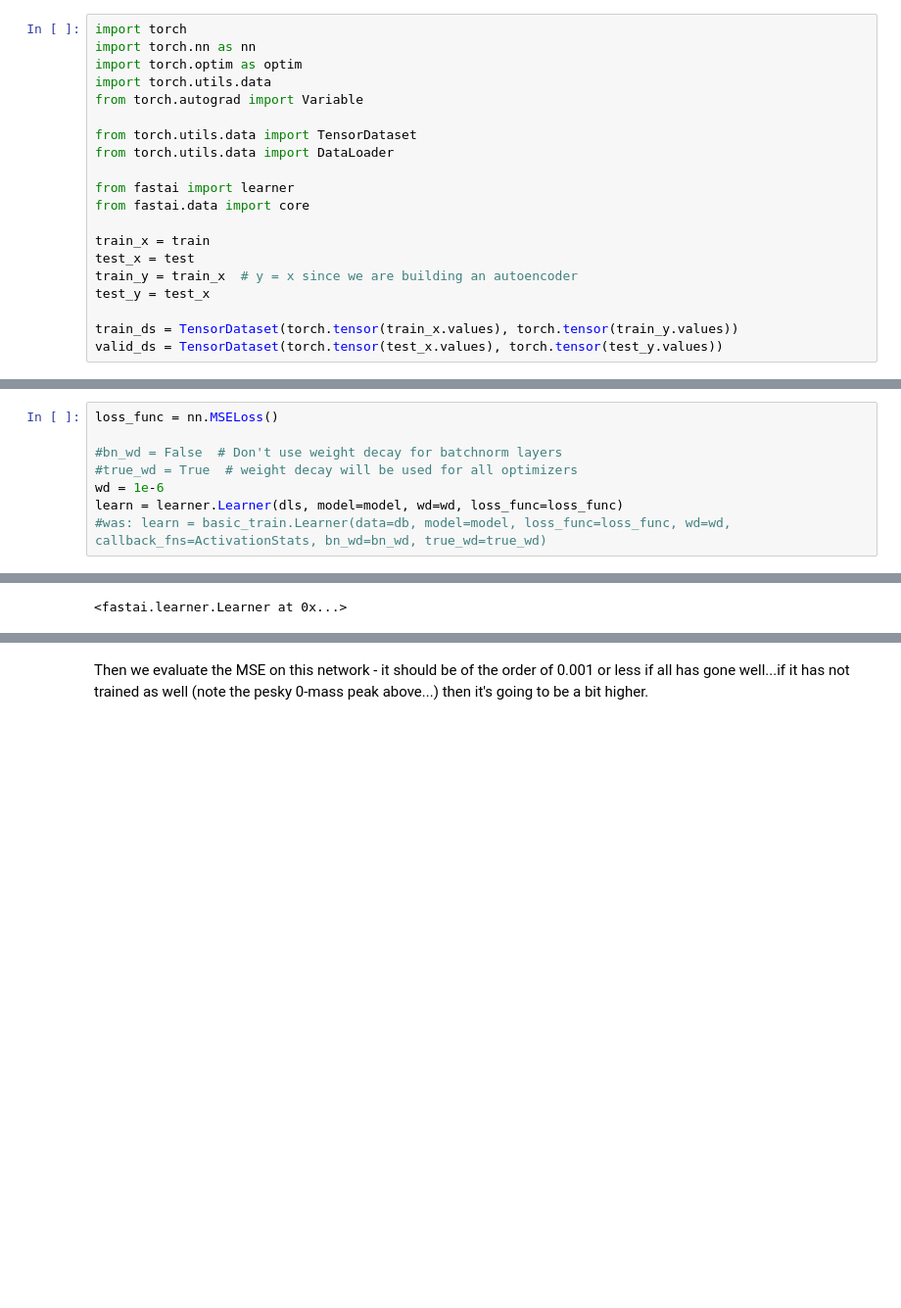
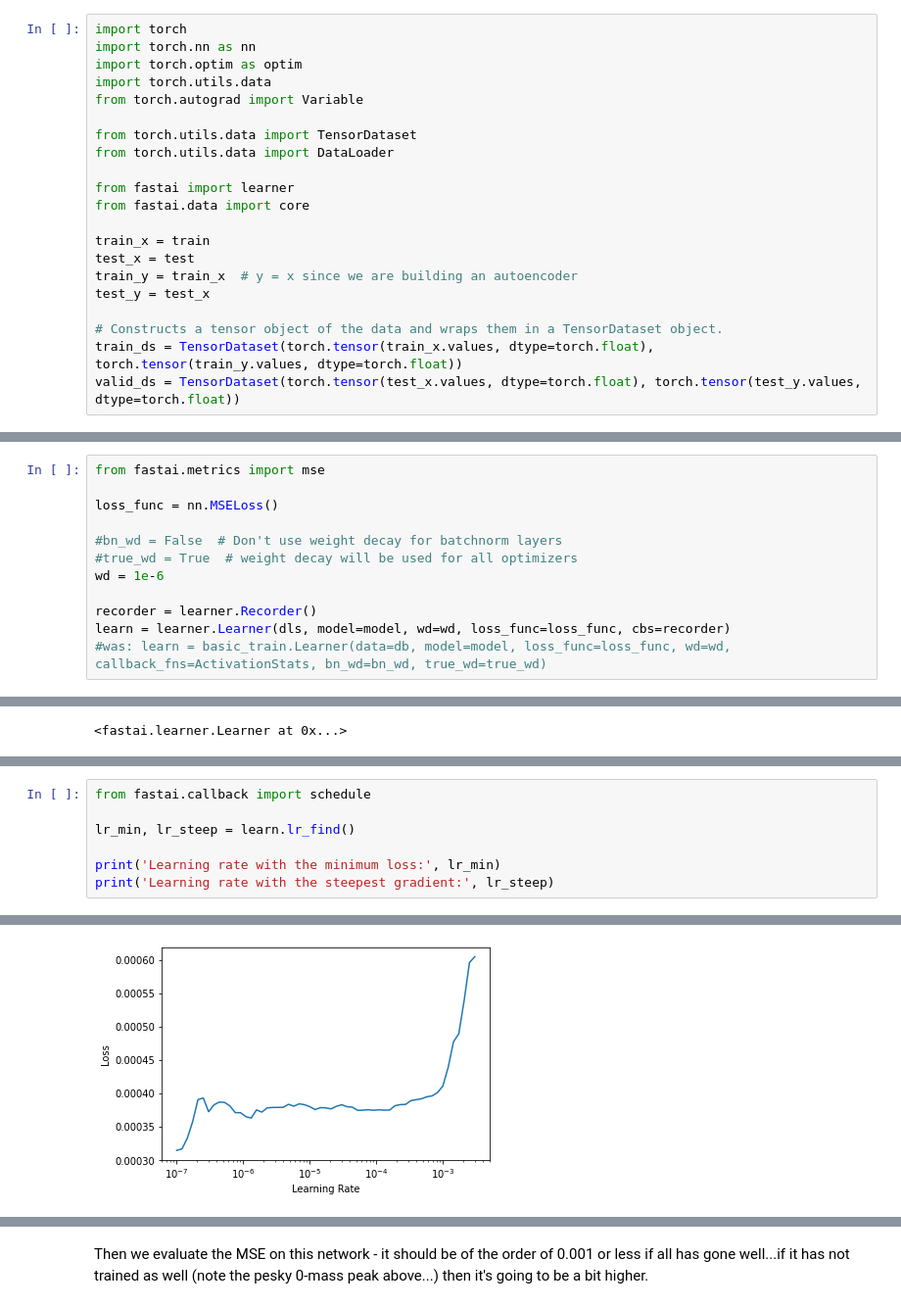
Before and after one commit to Autoencoders-compression-anomaly/AE-Compression-pytorch, a Jupyter notebook: examples/4D/TLA_4D_Example.ipynb, the cells around one changed output, grey strips where cells are left out. Shown: that part at 98% size. Cells and saved outputs as stored; diff of their text form; blank space fills up the shorter version.

```diff
--- a/examples/4D/TLA_4D_Example.ipynb
+++ b/examples/4D/TLA_4D_Example.ipynb
@@ -83,8 +104,9 @@ test_x = test
 train_y = train_x  # y = x since we are building an autoencoder
 test_y = test_x
 
-train_ds = TensorDataset(torch.tensor(train_x.values), torch.tensor(train_y.values))
-valid_ds = TensorDataset(torch.tensor(test_x.values), torch.tensor(test_y.values))
+# Constructs a tensor object of the data and wraps them in a TensorDataset object.
+train_ds = TensorDataset(torch.tensor(train_x.values, dtype=torch.float), torch.tensor(train_y.values, dtype=torch.float))
+valid_ds = TensorDataset(torch.tensor(test_x.values, dtype=torch.float), torch.tensor(test_y.values, dtype=torch.float))
 # %% [markdown]
 We now set things up to load the data, and we use a batch size that was optimized by previous students...note also that this is fastai v2, migration thanks to Jessica Lastow.
 # %%
@@ -140,11 +166,15 @@ AE_3D_200_LeakyReLU(
 # %% [markdown]
 We now have to pick a loss function - MSE loss is appropriate for a compression autoencoder since it reflects the [(input-output)/input] physical quantity that we want to minimize.
 # %%
+from fastai.metrics import mse
+
 loss_func = nn.MSELoss()
 
 #bn_wd = False  # Don't use weight decay for batchnorm layers
 #true_wd = True  # weight decay will be used for all optimizers
 wd = 1e-6
-learn = learner.Learner(dls, model=model, wd=wd, loss_func=loss_func)
+
+recorder = learner.Recorder()
+learn = learner.Learner(dls, model=model, wd=wd, loss_func=loss_func, cbs=recorder)
 #was: learn = basic_train.Learner(data=db, model=model, loss_func=loss_func, wd=wd, callback_fns=ActivationStats, bn_wd=bn_wd, true_wd=true_wd)
 # %% [markdown]
@@ -157,0 +206,8 @@ learn.load("4D_TLA_leading")
+# %%
+from fastai.callback import schedule
+
+lr_min, lr_steep = learn.lr_find()
+
+print('Learning rate with the minimum loss:', lr_min)
+print('Learning rate with the steepest gradient:', lr_steep)
+# %% [output]
@@ -157,0 +216 @@ learn.load("4D_TLA_leading")
+[figure, added]
```
Also changed, not shown: parts of 22 cells of this notebook.
